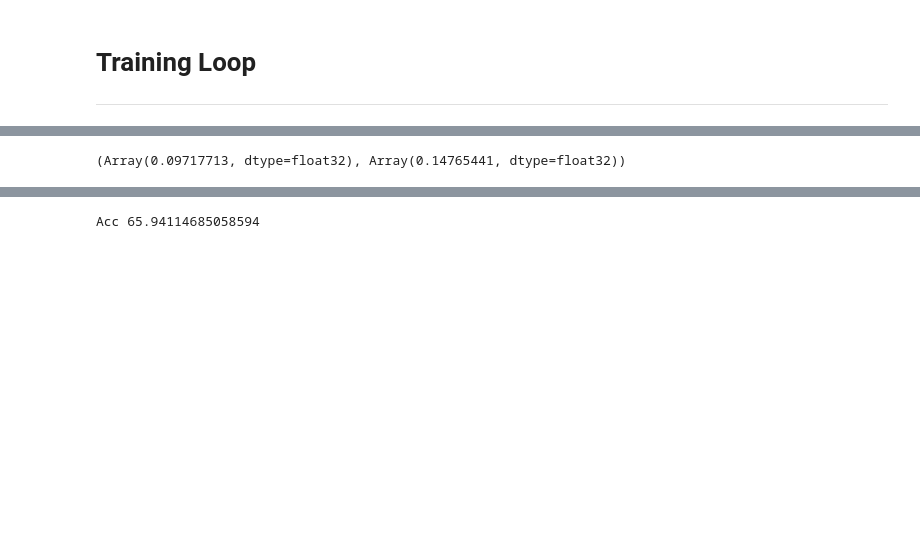
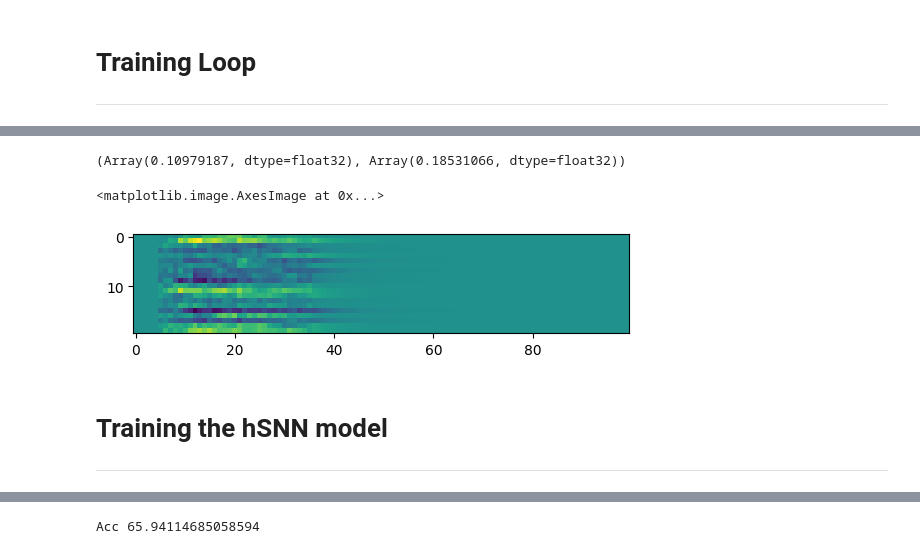
Before and after one commit to EIS-Hub/hSNN, a Jupyter notebook: snn_hierarchy_shd.ipynb, the cells around one changed output, grey strips where cells are left out. Saved outputs shown, nothing was run; the diff lists cells and outputs as text; code cells hidden in the pictures; blank space fills up the shorter version.

```diff
--- a/snn_hierarchy_shd.ipynb
+++ b/snn_hierarchy_shd.ipynb
@@ -412,6 +470,42 @@ ax.legend( prop={'size':12} )
 # %% [markdown]
 # Training Loop
 ---
+# %%
+@jit
+def hsnn( args_in, input_spikes ):
+    net_params, net_states, key, dropout_rate = args_in
+    n_layers = len( net_params )
+    # collection of output spikes
+    out_spike_net = []
+    # Loop over the layers
+    for l in range(n_layers):
+        if l == 0: layer_input_spike = input_spikes
+        else: layer_input_spike = out_spikes_layer
+        # making layers' params and states explitic
+        # parameters (weights and alpha) and the state of the neurons (spikes, inputs and membrane, ecc..)
+        w, alpha = net_params[l]; w_mask, tau, V_mem, out_spikes, v_thr, noise_sd = net_states[l]
+        if len(w) == 3: # it means that we'll do normalization
+            weight, scale, bias = w
+        else: weight = w
+        if len(weight) ==2: weight, _ = weight
+        # we evolve the state of the neuron according to the LIF formula, Euler approximation
+        I_in = jnp.matmul(layer_input_spike, weight)
+        # Normalization (if selected)
+        if len(w) == 3: # it means that we'll do normalization
+            b, t, n = I_in.shape
+            I_in = norm( I_in.reshape( b*t, n ), bias = bias, scale = scale )
+            I_in = I_in.reshape( b,t,n ) # normalized input current
+        # Forward pass of the Layer
+        args_in_layer = [net_params[l], net_states[l]]
+        if l+1 == n_layers:
+            _, out_spikes_layer = vscan_layer_out( args_in_layer, I_in )
+        else:
+            _, out_spikes_layer = vscan_layer( args_in_layer, I_in )
+            # Dropout
+            key, key_dropout = jax.random.split(key, 2)
+            out_spikes_layer = dropout( key_dropout, out_spikes_layer, rate=dropout_rate, deterministic=False )
+        out_spike_net.append(out_spikes_layer)
+    return out_spikes_layer, out_spike_net
 # %%
 @jit
 def predict(args_in, X):
@@ -544,7 +892,15 @@ for i in range( len(grads) ):
 # %%
-jnp.mean( net_states_hist[0][3], axis=(0,1,2) ), jnp.mean( net_states_hist[1][3], axis=(0,1,2) )
+jnp.mean( out_spike_net[0], axis=(0,1,2) ), jnp.mean( out_spike_net[1], axis=(0,1,2) )
 # %% [output]
-(Array(0.09717713, dtype=float32), Array(0.14765441, dtype=float32))
+(Array(0.10979187, dtype=float32), Array(0.18531066, dtype=float32))
+# %%
+plt.imshow( out_spike_net[2][0].T )
+# %% [output]
+<matplotlib.image.AxesImage at 0x...>
+[figure, added]
+# %% [markdown]
+# Training the hSNN model
+---
 # %%
 def train_hsnn(key, n_epochs, args, train_dl, test_dl, val_dl, param_initializer, decoder,
                 noise_start_step, noise_std, dataset_name, verbose=True):
```
Also changed, not shown: parts of 29 cells of this notebook, 5 other files.
